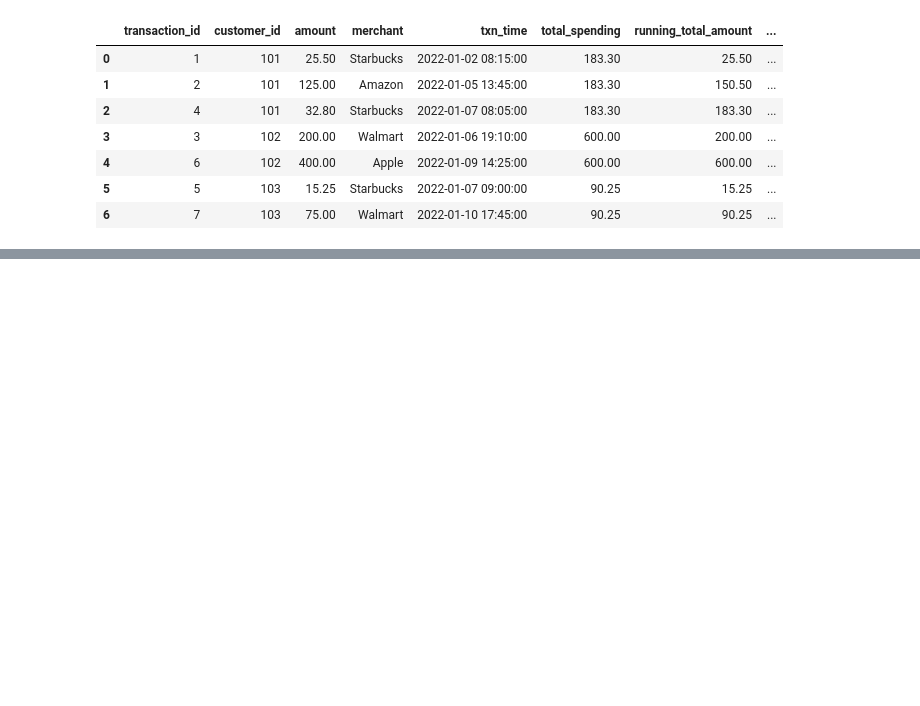
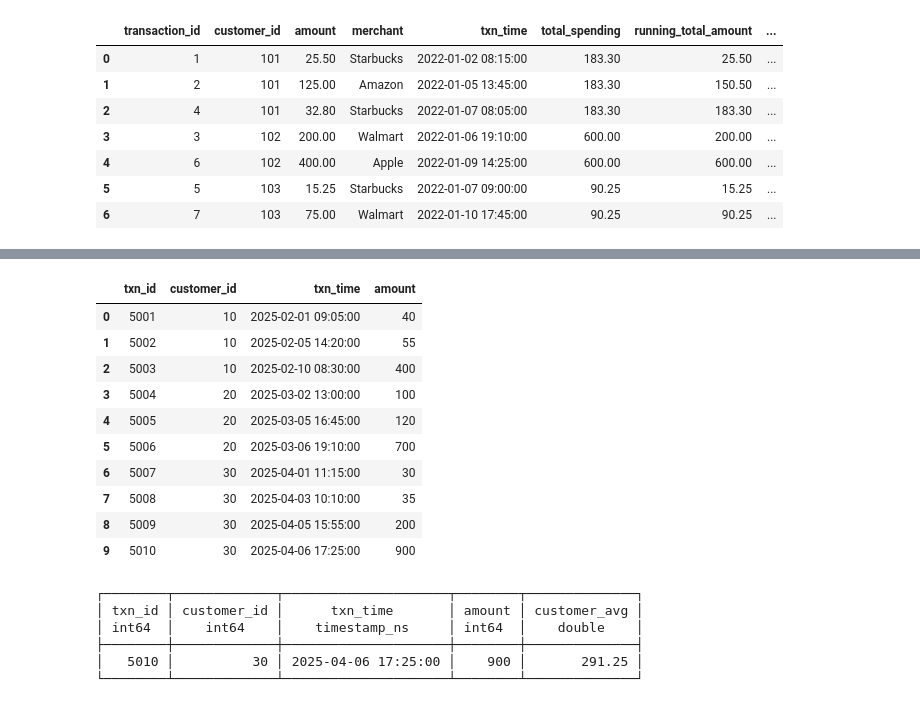
Before and after one commit to isaac-altair/SQL, a Jupyter notebook: Various_SQL_Exercises.ipynb, the cells around one changed output, grey strips where cells are left out. Saved outputs shown, nothing was run; the diff lists cells and outputs as text; code cells hidden in the pictures; blank space fills up the shorter version.

```diff
--- a/Various_SQL_Exercises.ipynb
+++ b/Various_SQL_Exercises.ipynb
@@ -1167,0 +1085,59 @@ dense_rank() over(partition by customer_id order by amount desc) as purchase_ran
+# %%
+import pandas as pd
+
+fraud_txns = pd.DataFrame({
+    "txn_id": [5001,5002,5003,5004,5005,5006,5007,5008,5009,5010],
+    "customer_id": [10,10,10,20,20,20,30,30,30,30],
+    "txn_time": [
+        "2025-02-01 09:05:00",
+        "2025-02-05 14:20:00",
+        "2025-02-10 08:30:00",
+        "2025-03-02 13:00:00",
+        "2025-03-05 16:45:00",
+        "2025-03-06 19:10:00",
+        "2025-04-01 11:15:00",
+        "2025-04-03 10:10:00",
+        "2025-04-05 15:55:00",
+        "2025-04-06 17:25:00",
+    ],
+    "amount": [
+        40,   # normal
+        55,   # normal
+        400,  # 3× average => fraud for customer 10
+        100,  # normal
+        120,  # normal
+        700,  # anomalous for customer 20
+        30,   # normal
+        35,   # normal
+        200,  # slightly high
+        900,  # extreme spike => clear anomaly for customer 30
+    ]
+})
+
+fraud_txns["txn_time"] = pd.to_datetime(fraud_txns["txn_time"])
+
+fraud_txns
+# %% [output]
+|  | txn_id | customer_id | txn_time | amount |
+| 0 | 5001 | 10 | 2025-02-01 09:05:00 | 40 |
+| 1 | 5002 | 10 | 2025-02-05 14:20:00 | 55 |
+| 2 | 5003 | 10 | 2025-02-10 08:30:00 | 400 |
+| 3 | 5004 | 20 | 2025-03-02 13:00:00 | 100 |
+| 4 | 5005 | 20 | 2025-03-05 16:45:00 | 120 |
+| 5 | 5006 | 20 | 2025-03-06 19:10:00 | 700 |
+| 6 | 5007 | 30 | 2025-04-01 11:15:00 | 30 |
+| 7 | 5008 | 30 | 2025-04-03 10:10:00 | 35 |
+| 8 | 5009 | 30 | 2025-04-05 15:55:00 | 200 |
+| 9 | 5010 | 30 | 2025-04-06 17:25:00 | 900 |
+# %%
+duckdb.query("""
+with sub_query as (select *, avg(amount) over(partition by customer_id) as customer_avg from fraud_txns)
+select * from sub_query where amount > round(customer_avg, 1) * 3
+""")
+# %% [output]
+┌────────┬─────────────┬─────────────────────┬────────┬──────────────┐
+│ txn_id │ customer_id │      txn_time       │ amount │ customer_avg │
+│ int64  │    int64    │    timestamp_ns     │ int64  │    double    │
+├────────┼─────────────┼─────────────────────┼────────┼──────────────┤
+│   5010 │          30 │ 2025-04-06 17:25:00 │    900 │       291.25 │
+└────────┴─────────────┴─────────────────────┴────────┴──────────────┘
```
Also changed, not shown: parts of 12 cells of this notebook.
